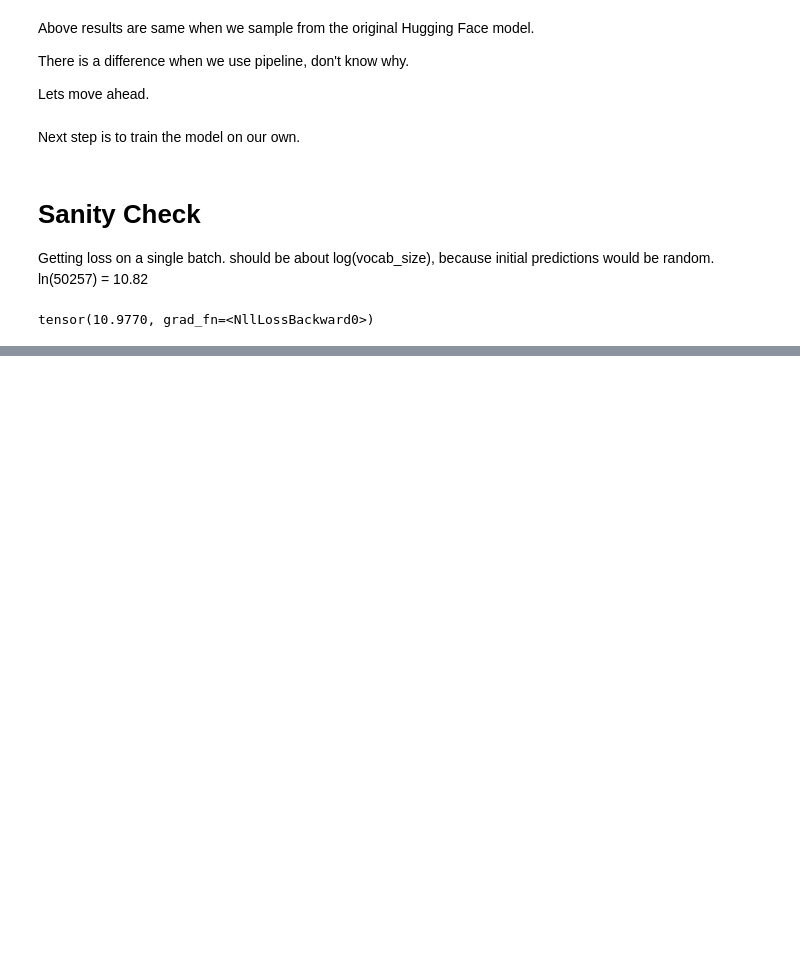
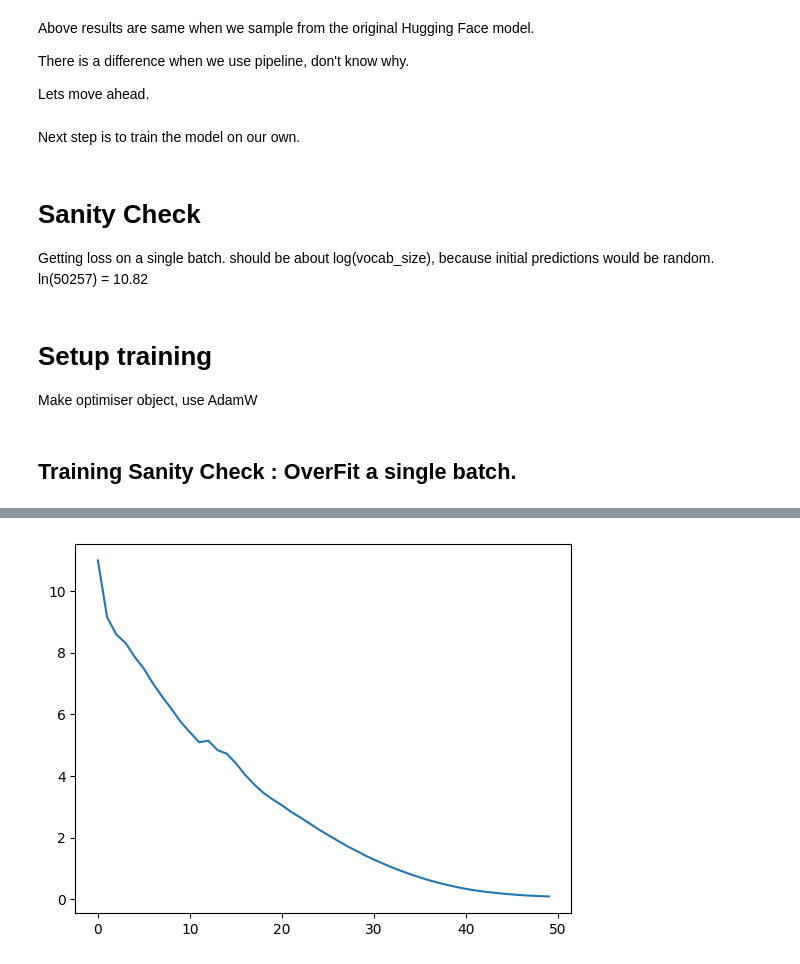
Before and after one commit to div652/GPT-2, a Jupyter notebook: gpt2.ipynb, the cells around one changed output, grey strips where cells are left out. Cells and saved outputs as stored; diff of their text form; code cells hidden in the pictures; blank space fills up the shorter version.

Commit message:
Did a sanity check for the training loop, correctly overfits on single batch

```diff
--- a/gpt2.ipynb
+++ b/gpt2.ipynb
@@ -88,6 +89,7 @@ class GPTConfig:
   n_layer: int =12
   n_head: int =12
   n_embd: int =768
+  lr = 3e-4
   device = "cpu"
   if torch.cuda.is_available():
     device = "cuda"
@@ -153,7 +155,7 @@ class TextDataset(Dataset):
 
 # Dataset returns a 1d list of tokens as a torch tensor.
     def __getitem__(self, idx):
-        buf = self.data[idx:idx+self.T+1]
+        buf = torch.tensor(self.data[idx:idx+self.T+1])
         x = buf[:-1]
         y = buf[1:]
         return x,y
@@ -404,8 +410,34 @@ Getting loss on a single batch. should be about log(vocab_size), because initial
 ln(50257) = 10.82
 # %%
 %%script false --no-raise-error
-model = GPT(GPTConfig)
 x,y = get_random_batch(trainDataLoader)
 print(model(x,y)[1])
-# %% [output]
-tensor(10.9770, grad_fn=<NllLossBackward0>)
+# %% [markdown]
+# Setup training
+Make optimiser object, use AdamW
+# %%
+optimizer = torch.optim.AdamW(model.parameters(), GPTConfig.lr)
+# %% [markdown]
+## Training Sanity Check : OverFit a single batch.
+# %%
+
+# Important observation here,
+# when you call .to(device), for tensors it returns a pointer, it is not stateful,
+# but for nn.Module it moves the model parameters to device
+# make a basic graph plot for this training.
+x,y = get_random_batch(trainDataLoader)
+x = x.to(GPTConfig.device)
+y = y.to(GPTConfig.device)
+model.to(GPTConfig.device)
+losses = []
+for i in range(50):
+  optimizer.zero_grad()
+  logits, loss = model(x,y)
+  loss_val = loss.item()
+  losses.append(loss_val)
+  loss.backward()
+  optimizer.step()
+  print(f"step {i}, loss : {loss_val} ")
+plt.plot(losses)
+plt.show()
+# %% [output]
@@ -411,0 +461 @@ tensor(10.9770, grad_fn=<NllLossBackward0>)
+[figure, added]
```
Also changed, not shown: parts of 5 cells of this notebook.
